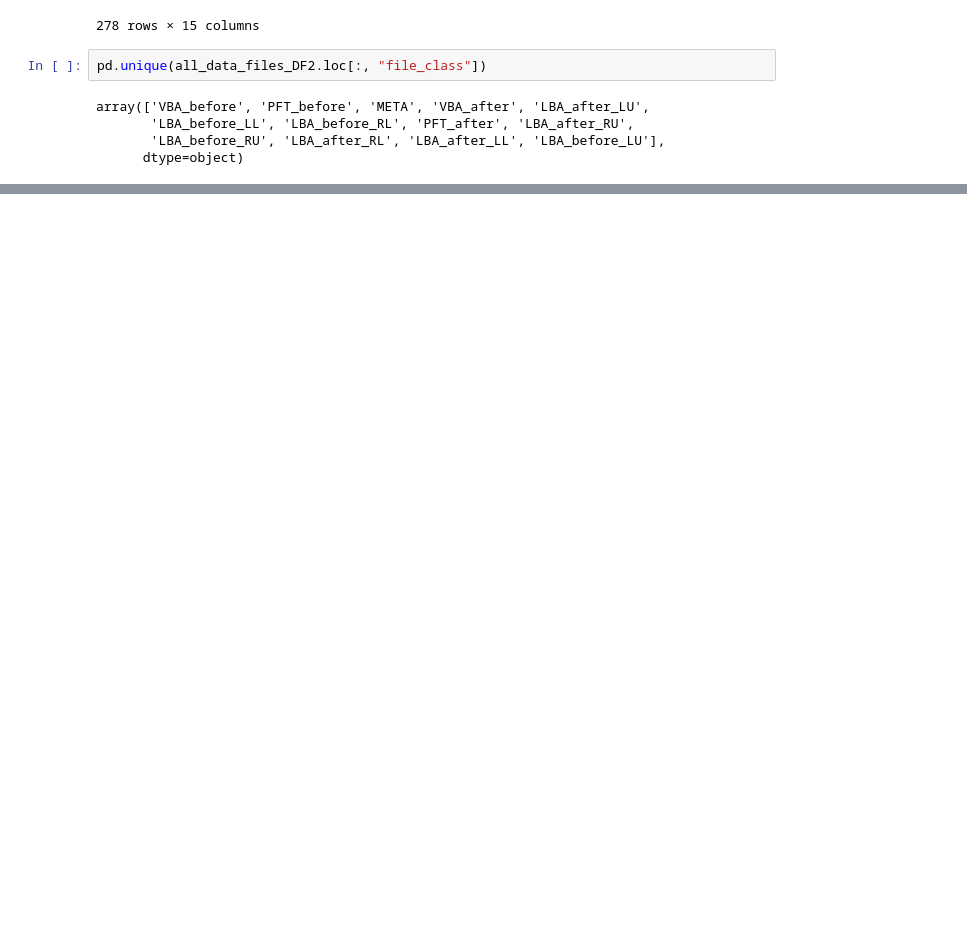
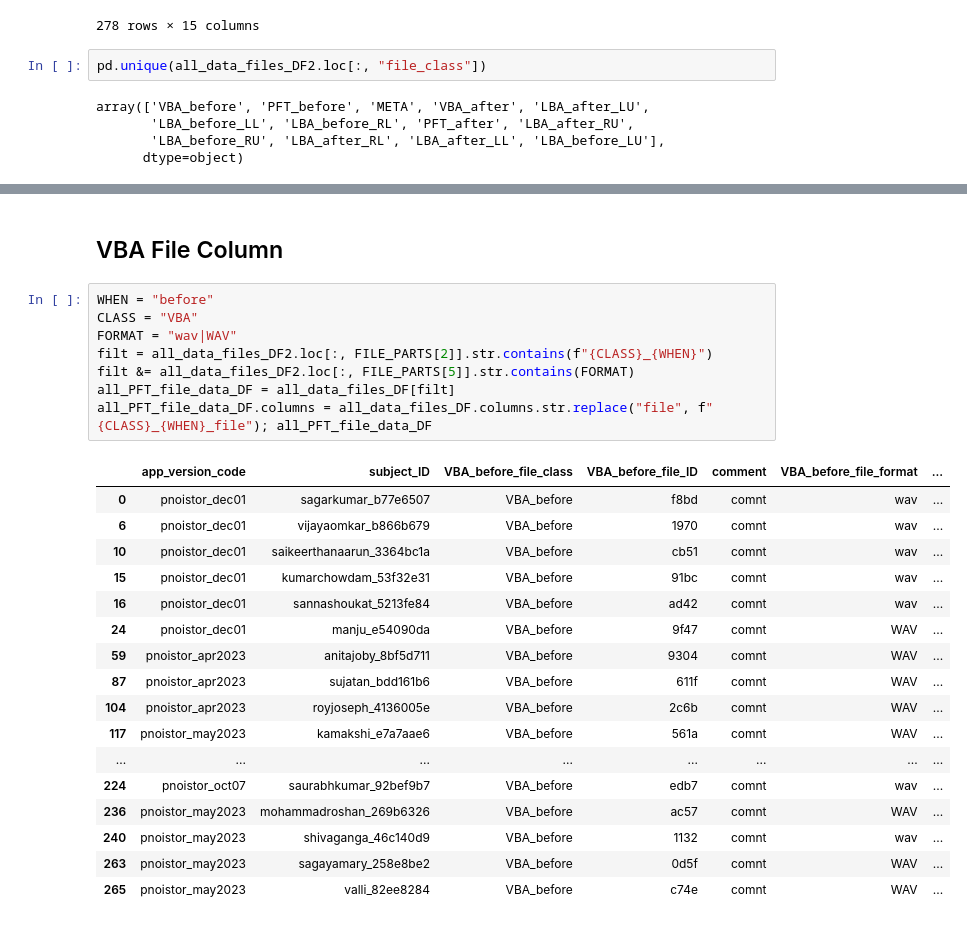
Before and after one commit to vaguebrownfox01/pnoi-anotest, a Jupyter notebook: dataset.ipynb, the cells around one changed output, grey strips where cells are left out. Drawn from its saved outputs; the diff is of its cells as text; blank space fills up the shorter version.

```diff
--- a/dataset.ipynb
+++ b/dataset.ipynb
@@ -121 +236,29 @@ array(['VBA_before', 'PFT_before', 'META', 'VBA_after', 'LBA_after_LU',
+# %% [markdown]
+## VBA File Column
+# %%
+WHEN = "before"
+CLASS = "VBA"
+FORMAT = "wav|WAV"
+filt = all_data_files_DF2.loc[:, FILE_PARTS[2]].str.contains(f"{CLASS}_{WHEN}")
+filt &= all_data_files_DF2.loc[:, FILE_PARTS[5]].str.contains(FORMAT)
+all_PFT_file_data_DF = all_data_files_DF[filt]
+all_PFT_file_data_DF.columns = all_data_files_DF.columns.str.replace("file", f"{CLASS}_{WHEN}_file"); all_PFT_file_data_DF
+# %% [output]
+|  | app_version_code | subject_ID | VBA_before_file_class | VBA_before_file_ID | comment | VBA_before_file_format | ... |
+| 0 | pnoistor_dec01 | sagarkumar_b77e6507 | VBA_before | f8bd | comnt | wav | ... |
+| 6 | pnoistor_dec01 | vijayaomkar_b866b679 | VBA_before | 1970 | comnt | wav | ... |
+| 10 | pnoistor_dec01 | saikeerthanaarun_3364bc1a | VBA_before | cb51 | comnt | wav | ... |
+| 15 | pnoistor_dec01 | kumarchowdam_53f32e31 | VBA_before | 91bc | comnt | wav | ... |
+| 16 | pnoistor_dec01 | sannashoukat_5213fe84 | VBA_before | ad42 | comnt | wav | ... |
+| 24 | pnoistor_dec01 | manju_e54090da | VBA_before | 9f47 | comnt | WAV | ... |
+| 59 | pnoistor_apr2023 | anitajoby_8bf5d711 | VBA_before | 9304 | comnt | WAV | ... |
+| 87 | pnoistor_apr2023 | sujatan_bdd161b6 | VBA_before | 611f | comnt | WAV | ... |
+| 104 | pnoistor_apr2023 | royjoseph_4136005e | VBA_before | 2c6b | comnt | WAV | ... |
+| 117 | pnoistor_may2023 | kamakshi_e7a7aae6 | VBA_before | 561a | comnt | WAV | ... |
+| ... | ... | ... | ... | ... | ... | ... | ... |
+| 224 | pnoistor_oct07 | saurabhkumar_92bef9b7 | VBA_before | edb7 | comnt | wav | ... |
+| 236 | pnoistor_may2023 | mohammadroshan_269b6326 | VBA_before | ac57 | comnt | WAV | ... |
+| 240 | pnoistor_may2023 | shivaganga_46c140d9 | VBA_before | 1132 | comnt | wav | ... |
+| 263 | pnoistor_may2023 | sagayamary_258e8be2 | VBA_before | 0d5f | comnt | WAV | ... |
+| 265 | pnoistor_may2023 | valli_82ee8284 | VBA_before | c74e | comnt | WAV | ... |
 # %%
```
Also changed, not shown: parts of 22 cells of this notebook, 5 other files.
